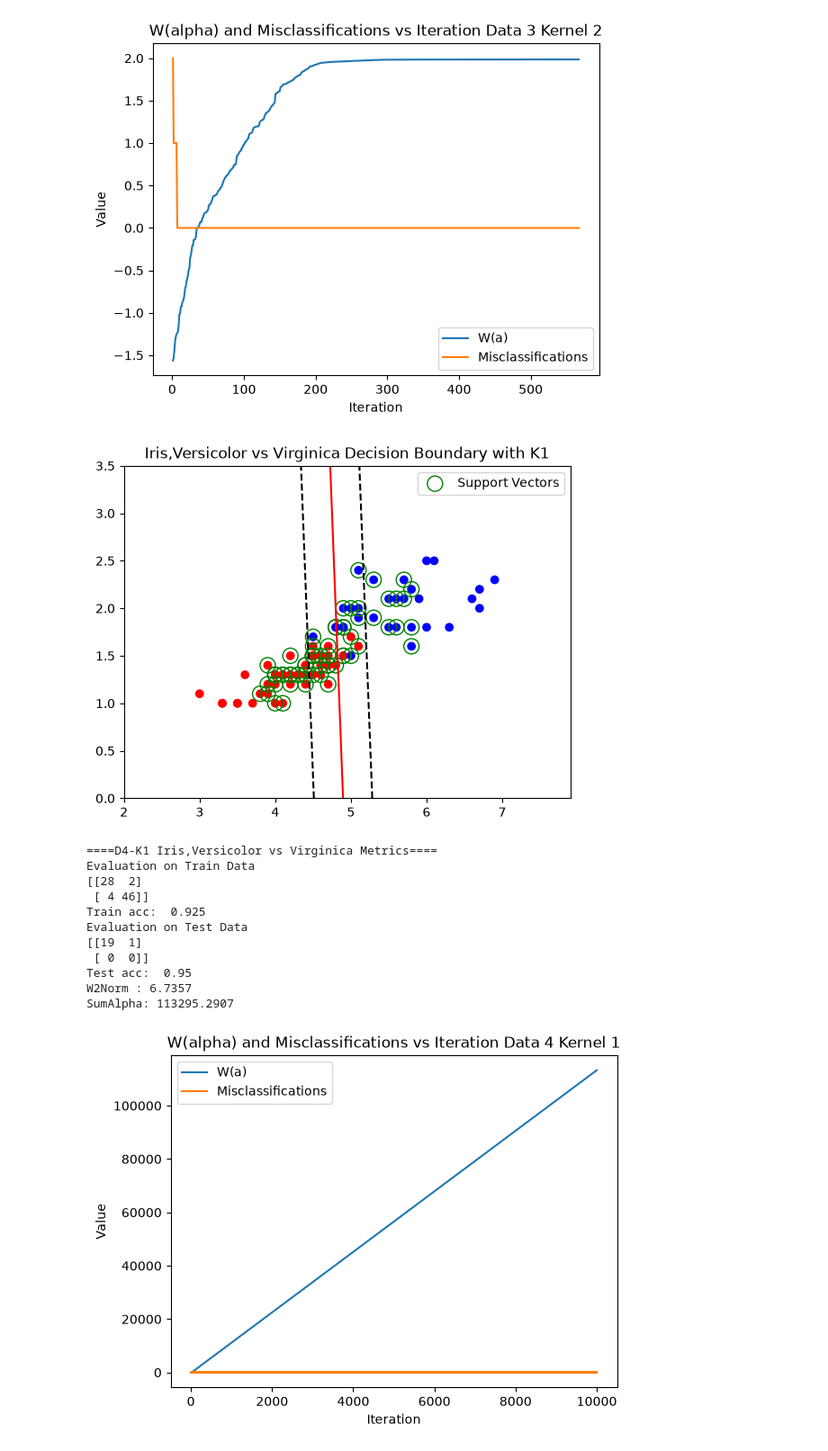
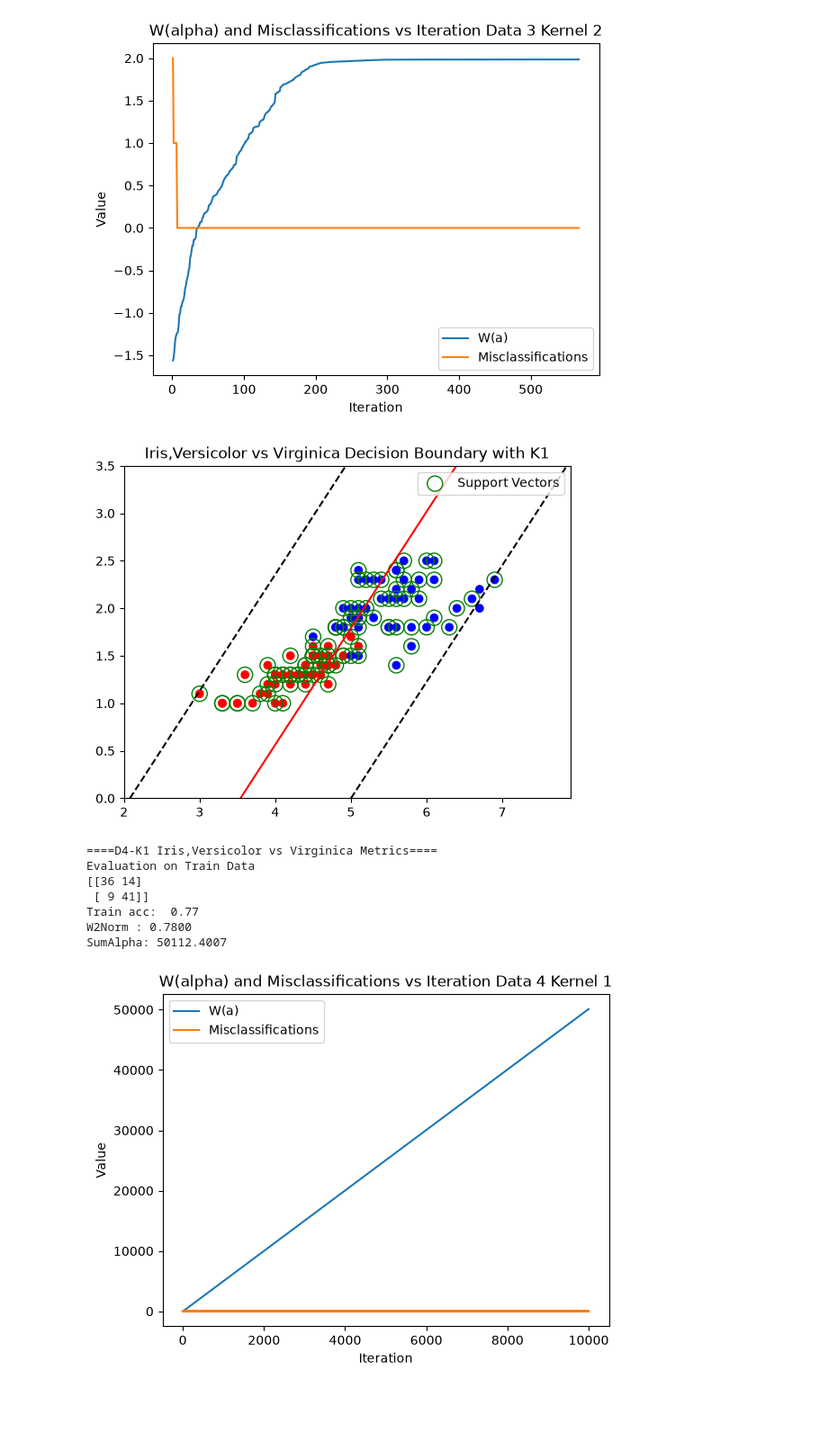
Before and after one commit to JosephAFerguson/CS6037_MachineLearning, a Jupyter notebook: Assignment5/code.ipynb, the cells around one changed output. Shown at 90% size. Saved outputs shown, nothing was run; the diff lists cells and outputs as text; code cells hidden in the pictures; blank space fills up the shorter version.

```diff
--- a/Assignment5/code.ipynb
+++ b/Assignment5/code.ipynb
@@ -700,66 +700,50 @@ SumAlpha: 3.9704
 # %%
 ### Data set 4- Kernel 1 - iris_versicolor_virginica - Joe
 dataDF = pd.read_csv("SMO_data/iris_versicolor_virginica.csv")
-trainDF = dataDF[:80] # if need split??
-testDF = dataDF[80:]
 
 # split into train and test
-Xtr = trainDF[["petal_length","petal_width"]].values
-Xte = testDF[["petal_length","petal_width"]].values
+Xtr = dataDF[["petal_length","petal_width"]].values
 
 # train smo on iris data - kernel 1
 alpha, bias, d4k1monitor = smo(
-    Xtr, trainDF["y"].values,
+    Xtr, dataDF["y"].values,
     kernel=K1, eps=EPS, tau=TAU,
     T=MAX_ITER, seed=RANDOM_SEED
 )
 
 # grab train and test predictions
 K1_train = Xtr @ Xtr.T
 K1_test = Xte @ Xtr.T
 
-K1_vals = evalSMO(K1_train, trainDF["y"].values, alpha, bias)
+K1_vals = evalSMO(K1_train, dataDF["y"].values, alpha, bias)
 K1_ytr_preds = np.sign(K1_vals)
 
-K1_vals = evalSMO(K1_test, trainDF["y"].values, alpha, bias)
-K1_yte_preds = np.sign(K1_vals)
-
 # 1- plot decision boundary
-plotSMO(Xtr,trainDF["y"].values,K1,alpha,bias, "Iris,Versicolor vs Virginica Decision Boundary with K1", EPS=EPS)
+plotSMO(Xtr,dataDF["y"].values,K1,alpha,bias, "Iris,Versicolor vs Virginica Decision Boundary with K1", EPS=EPS)
 
 # 2 - Output confusion matrix and acc
 print("====D4-K1 Iris,Versicolor vs Virginica Metrics====")
 print("Evaluation on Train Data")
-print(confusion_matrix(trainDF["y"].values, K1_ytr_preds))
-print("Train acc: ",accuracy_score(trainDF["y"].values, K1_ytr_preds))
-
-print("Evaluation on Test Data")
-print(confusion_matrix(testDF["y"].values, K1_yte_preds))
-print("Test acc: ",accuracy_score(testDF["y"].values, K1_yte_preds))
-d4k1monitor["testAcc"] = accuracy_score(trainDF["y"].values, K1_ytr_preds)
-
+print(confusion_matrix(dataDF["y"].values, K1_ytr_preds))
+print("Train acc: ",accuracy_score(dataDF["y"].values, K1_ytr_preds))
 
 # 3 - check ||w||2 norm agrees with sum alpha
-w2Norm = np.sum((alpha * trainDF["y"].values) @ K1_train @ (alpha * trainDF["y"].values))
+w2Norm = np.sum((alpha * dataDF["y"].values) @ K1_train @ (alpha * dataDF["y"].values))
 sumAlpha = np.sum(alpha)
 print("W2Norm : {:.4f}".format(w2Norm))
 print("SumAlpha: {:.4f}".format(sumAlpha))
 
 # 4 - plot w(a) and the number of miscs vs iterations
 plotW_Misc_vIteration(d4k1monitor["wObjectives"], d4k1monitor["numMiscs"], d4k1monitor["iters"]
                       ,"W(alpha) and Misclassifications vs Iteration Data 4 Kernel 1")
 # %% [output]
-[figure, old version]
+[figure, new version]
 ====D4-K1 Iris,Versicolor vs Virginica Metrics====
 Evaluation on Train Data
-[[28  2]
- [ 4 46]]
-Train acc:  0.925
-Evaluation on Test Data
-[[19  1]
- [ 0  0]]
-Test acc:  0.95
-W2Norm : 6.7357
-SumAlpha: 113295.2907
+[[36 14]
+ [ 9 41]]
+Train acc:  0.77
+W2Norm : 0.7800
+SumAlpha: 50112.4007
-[figure, old version]
+[figure, new version]
 # %%
```
Also changed, not shown: parts of 13 cells of this notebook, 16 other files.
